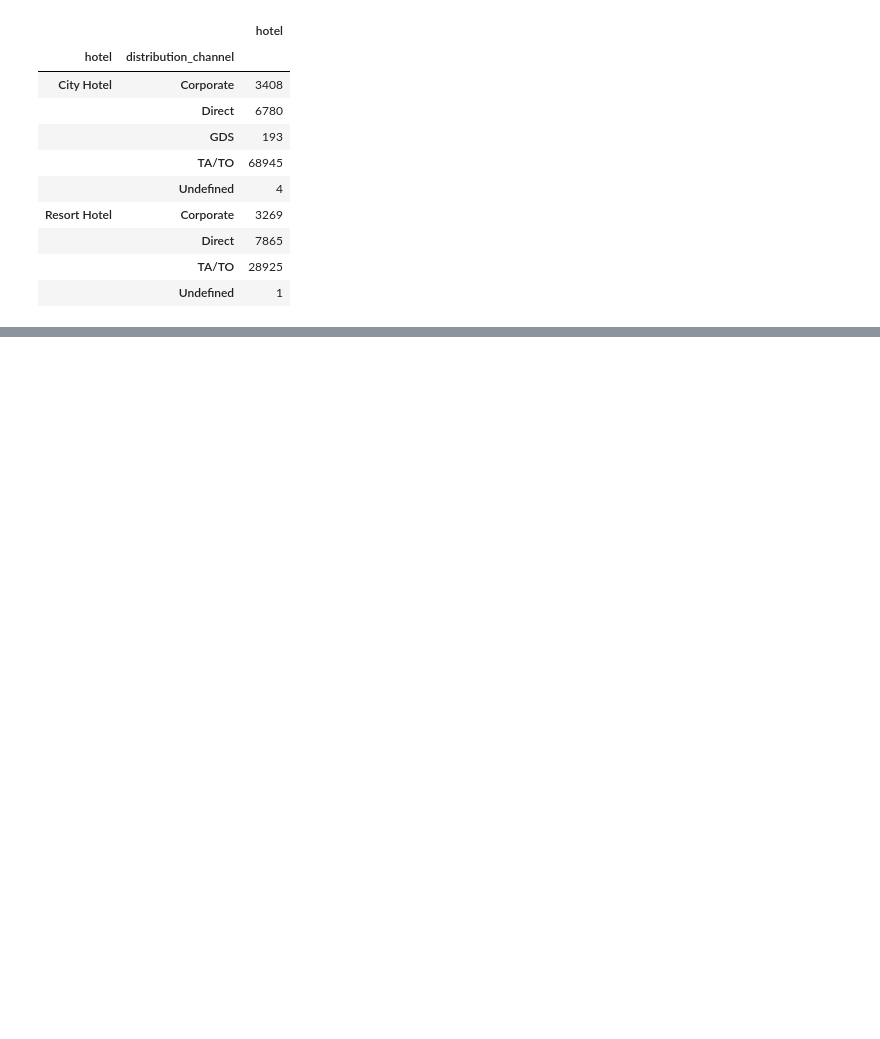
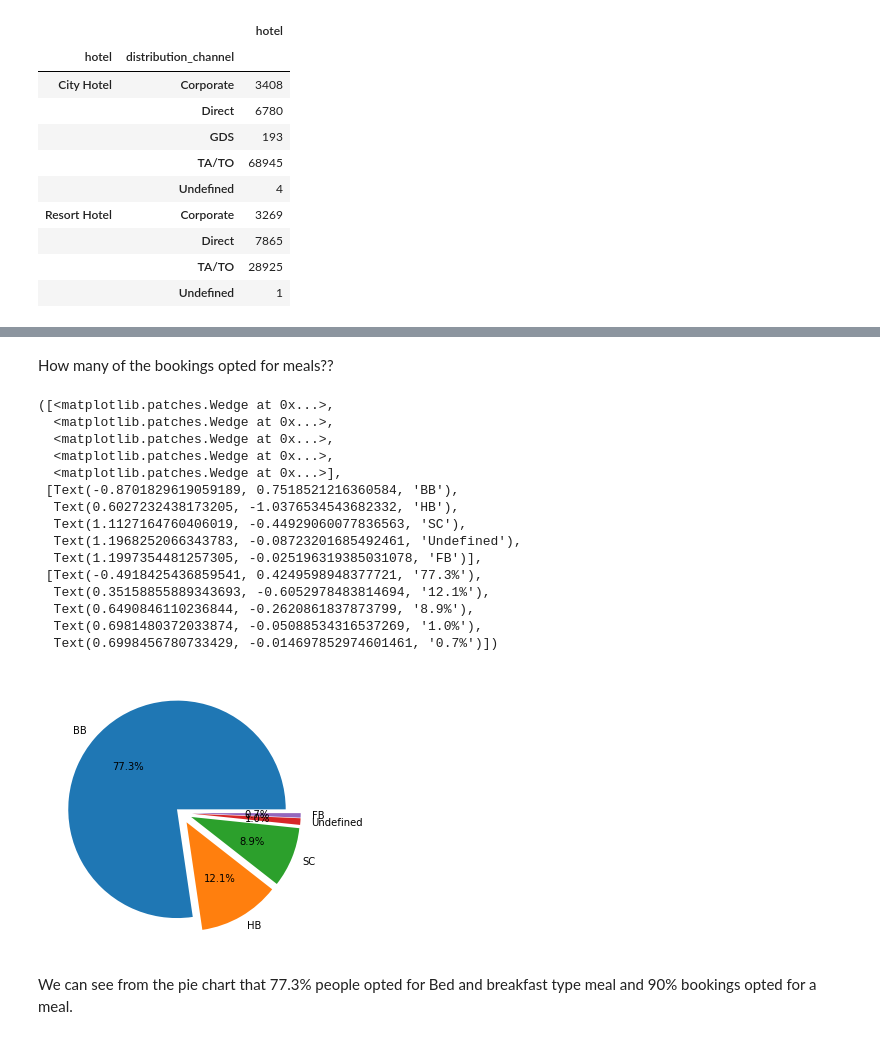
Before and after one commit to dkd99/hotel-booking-analysis, a Jupyter notebook: Hotel_Booking_Analysis_Capstone_Project.ipynb, the cells around one changed output, grey strips where cells are left out. Drawn from its saved outputs; the diff is of its cells as text; code cells hidden in the pictures; blank space fills up the shorter version.

```diff
--- a/Hotel_Booking_Analysis_Capstone_Project.ipynb
+++ b/Hotel_Booking_Analysis_Capstone_Project.ipynb
@@ -1608,0 +1661,26 @@ Index(['hotel', 'is_canceled', 'lead_time', 'arrival_date_year',
+# %% [markdown]
+How many of the bookings opted for meals??
+# %%
+sizes=hotel_df['meal'].value_counts().tolist()
+labels=hotel_df['meal'].value_counts().index.tolist()
+explode=(0.05,0.1,0.1,0.1,0.1)
+plt.pie(sizes,labels=labels,explode=explode,autopct='%1.1f%%')
+# %% [output]
+([<matplotlib.patches.Wedge at 0x...>,
+  <matplotlib.patches.Wedge at 0x...>,
+  <matplotlib.patches.Wedge at 0x...>,
+  <matplotlib.patches.Wedge at 0x...>,
+  <matplotlib.patches.Wedge at 0x...>],
+ [Text(-0.8701829619059189, 0.7518521216360584, 'BB'),
+  Text(0.6027232438173205, -1.0376534543682332, 'HB'),
+  Text(1.1127164760406019, -0.44929060077836563, 'SC'),
+  Text(1.1968252066343783, -0.08723201685492461, 'Undefined'),
+  Text(1.1997354481257305, -0.025196319385031078, 'FB')],
+ [Text(-0.4918425436859541, 0.4249598948377721, '77.3%'),
+  Text(0.35158855889343693, -0.6052978483814694, '12.1%'),
+  Text(0.6490846110236844, -0.2620861837873799, '8.9%'),
+  Text(0.6981480372033874, -0.05088534316537269, '1.0%'),
+  Text(0.6998456780733429, -0.014697852974601461, '0.7%')])
+[figure, added]
+# %% [markdown]
+We can see from the pie chart that 77.3% people opted for Bed and breakfast type meal and 90% bookings  opted for a meal.
```
Also changed, not shown: parts of 55 cells of this notebook.
